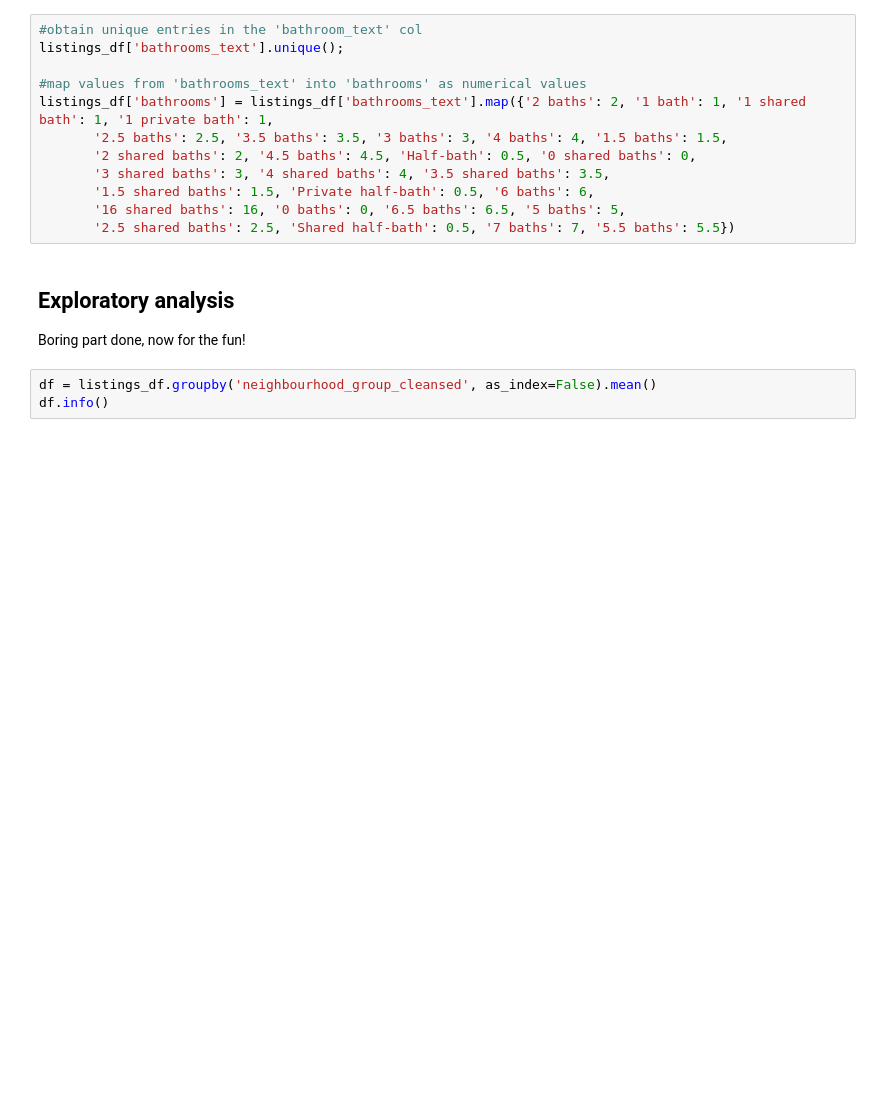
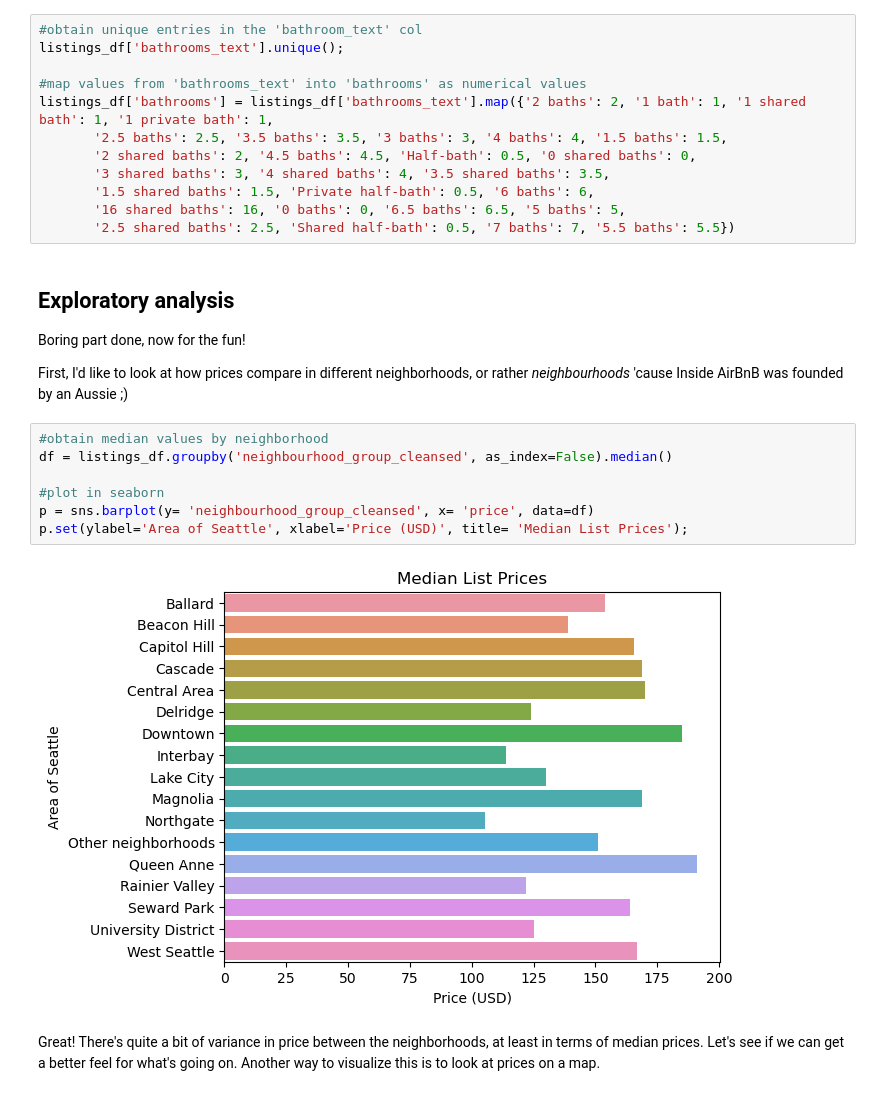
Before and after one commit to epistemetrica/udacity-blog-post-project, a Jupyter notebook: apw-blog-project.ipynb, the cells around one changed output. Cells and saved outputs as stored; diff of their text form; blank space fills up the shorter version.

Commit message:
added median price chart

```diff
--- a/apw-blog-project.ipynb
+++ b/apw-blog-project.ipynb
@@ -155,6 +155,16 @@ listings_df['bathrooms'] = listings_df['bathrooms_text'].map({'2 baths': 2, '1 b
 ## Exploratory analysis
 
 Boring part done, now for the fun!
+
+First, I'd like to look at how prices compare in different neighborhoods, or rather _neighbourhoods_ 'cause Inside AirBnB was founded by an Aussie ;)
-# %%
-df = listings_df.groupby('neighbourhood_group_cleansed', as_index=False).mean()
-df.info()
+# %%
+#obtain median values by neighborhood
+df = listings_df.groupby('neighbourhood_group_cleansed', as_index=False).median()
+
+#plot in seaborn
+p = sns.barplot(y= 'neighbourhood_group_cleansed', x= 'price', data=df)
+p.set(ylabel='Area of Seattle', xlabel='Price (USD)', title= 'Median List Prices');
+# %% [output]
+[figure, added]
+# %% [markdown]
+Great! There's quite a bit of variance in price between the neighborhoods, at least in terms of median prices. Let's see if we can get a better feel for what's going on. Another way to visualize this is to look at prices on a map.
```
